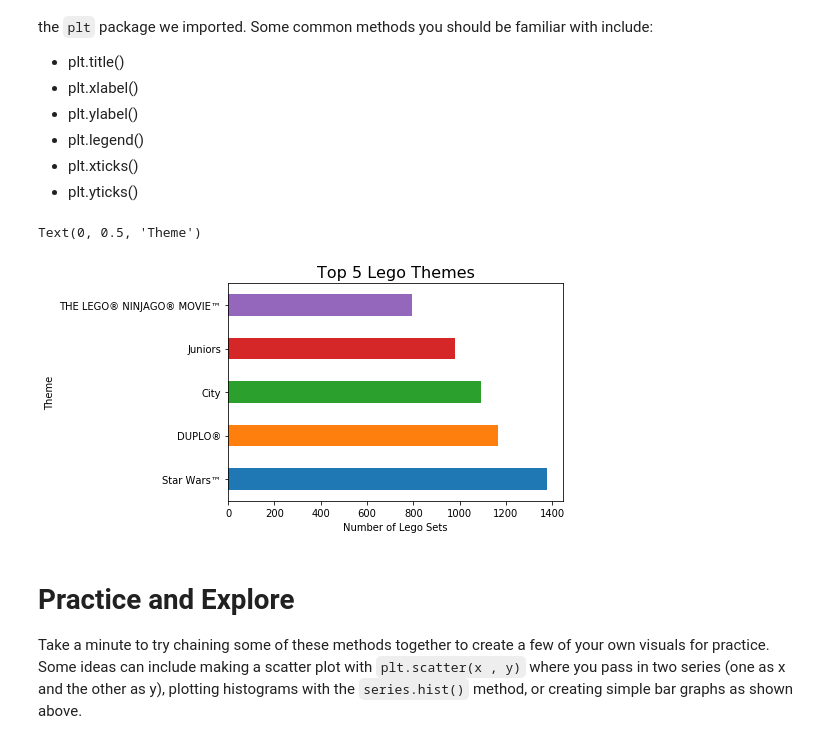
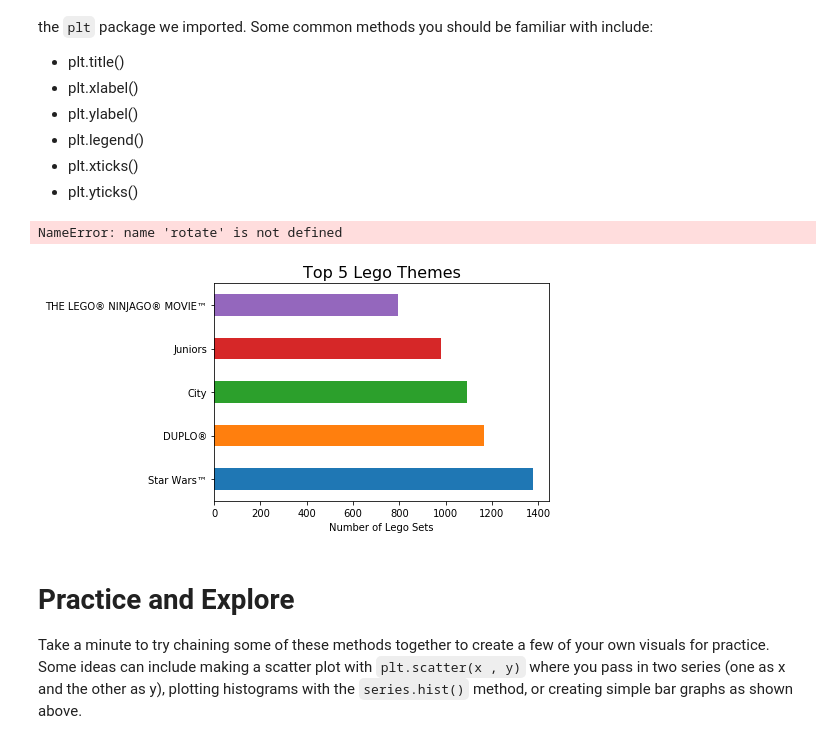
Before and after one commit to kevintheduu/dsc-1-01-08-your-first-data-science-codealong-seattle-ds-career-040119, a Jupyter notebook: index.ipynb, the cells around one changed output. Cells and saved outputs as stored; diff of their text form; code cells hidden in the pictures.

```diff
--- a/index.ipynb
+++ b/index.ipynb
@@ -444,12 +444,12 @@ The graph above is a good start, but we should be sure to add some labels! To do
 # %%
 to_graph = df.theme_name.value_counts()[:5]
 to_graph.plot(kind='barh') #lots of other optional parameters can be passed such as color
 plt.title('Top 5 Lego Themes', fontsize=16) #fontsize is optional
 plt.xlabel('Number of Lego Sets') #you could also pass in fontsize if you wanted here
-plt.ylabel('Theme') #you could also rotate text if you wanted
+plt.ylabel('Theme',rotate) #you could also rotate text if you wanted
 # %% [output]
-Text(0, 0.5, 'Theme')
+NameError: name 'rotate' is not defined
-[figure, old version]
+[figure, new version]
 # %% [markdown]
 # Practice and Explore
 
```
